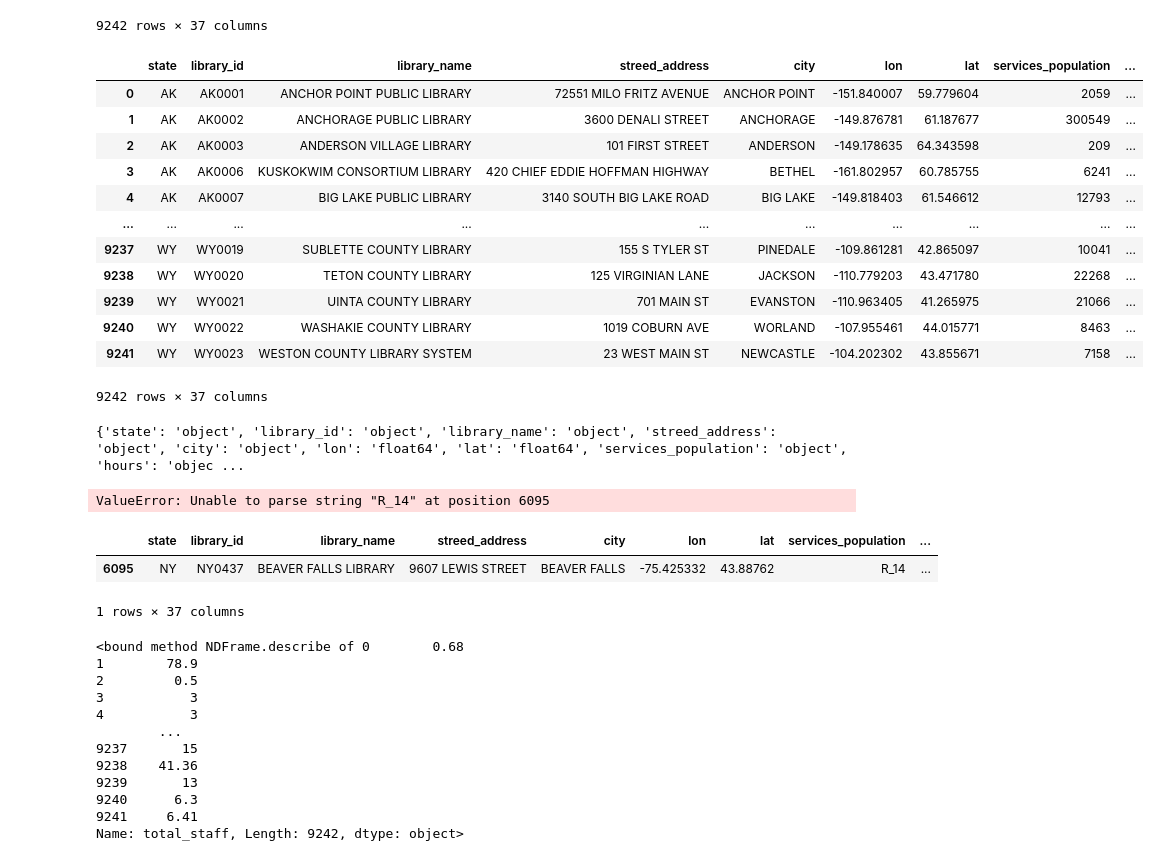
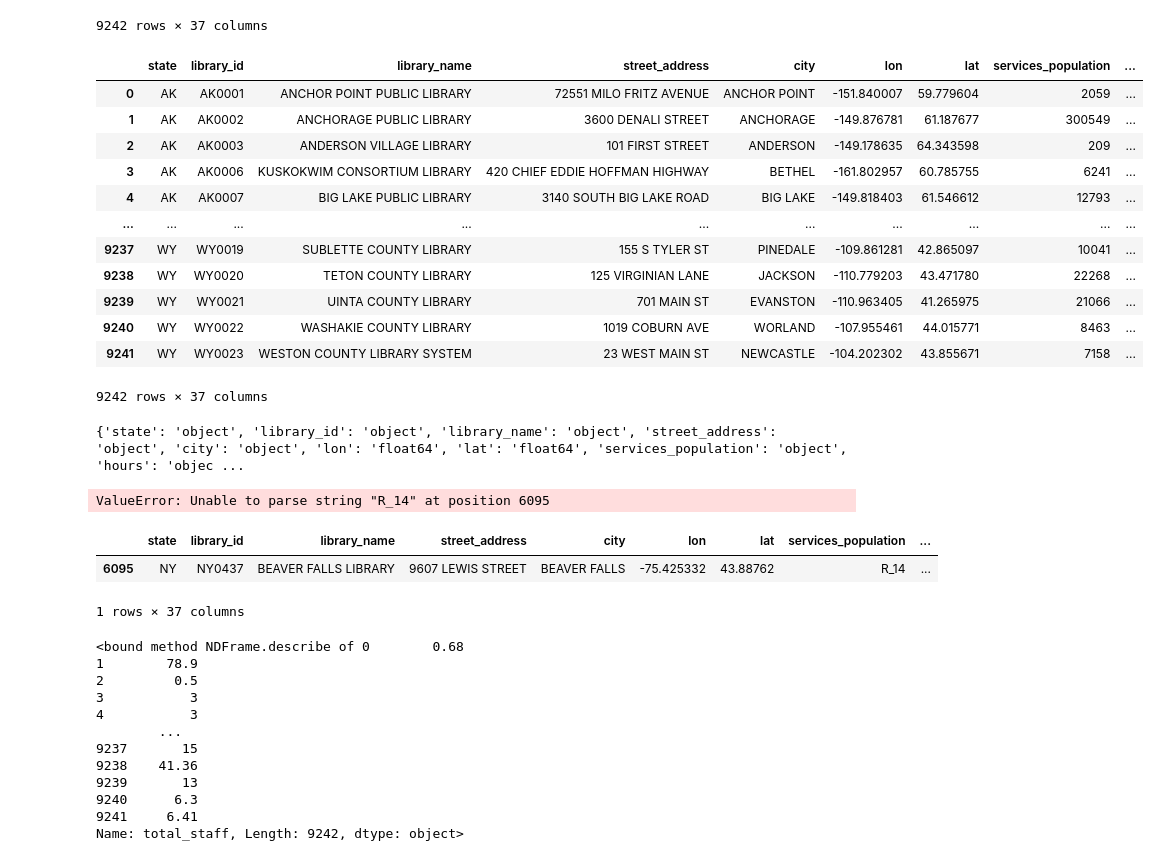
Before and after one commit to lauragabrielson/Libraries_Project, a Jupyter notebook: Libraries.ipynb, the cells around one changed output. Cells and saved outputs as stored; diff of their text form; code cells hidden in the pictures.

```diff
--- a/Libraries.ipynb
+++ b/Libraries.ipynb
@@ -68,26 +68,26 @@ libraries_df
 9242 rows × 37 columns
 # %%
 libraries_final = libraries_df.rename(columns={"State": "state", "Library ID": "library_id", "Library Name": "library_name",
-                                               "Street Address": "streed_address", "City": "city", "Longitude": "lon",
+                                               "Street Address": "street_address", "City": "city", "Longitude": "lon",
                                                "Latitude": "lat", "Service Population Without Duplicates": "services_population",
                                                "Hours Open": "hours", "Library Visits": "visits", "Registered Users": "registered_users",
                                                "Circulation Transactions": "circulation transactions", "Bookmobiles": "bookmobiles",
                                                "MLS Librarians": "mls_librarians", "Librarians": "librarians", "Employees": "employees",
                                                "Total Staff": "total_staff", "Salaries": "salaries", "Benefits": "benefits",
                                                "Total Staff Expenditures": "total_staff_expenditures", "Local Government Operating Revenue": "local_govt_operating_revenue",
                                                "State Government Operating Revenue": "state_govt_operating_revenue",
                                                "Federal Government Operating Revenue": "federal_govt_operating_revenue",
                                                "Other Operating Revenue": "other_operating_revenue", "Total Operating Revenue": "total_operating_revenue",
                                                "Print Collection Expenditures": "print_collections_expenditures", "Digital Collection Expenditures": "digital_collections_expenditures",
                                                "Other Collection Expenditures": "other_collection_expenditures", "Total Collection Expenditures": "total_collection_expenditures",
                                                "Other Operating Expenditures": "other_operating_expenditures", "Total Operating Expenditures": "total_operating_expenditures",
                                                "Print Collection": "print_collection", "Digital Collection": "digital_collection",
                                                "Audio Collection": "audio_collection", "Downloadable Audio": "downloadable_audio",
                                                "Physical Video": "physical_video", "Downloadable Video": "downloadable_video"})
 
 libraries_final
 # %% [output]
-|  | state | library_id | library_name | streed_address | city | lon | lat | services_population | ... |
+|  | state | library_id | library_name | street_address | city | lon | lat | services_population | ... |
 | 0 | AK | AK0001 | ANCHOR POINT PUBLIC LIBRARY | 72551 MILO FRITZ AVENUE | ANCHOR POINT | -151.840007 | 59.779604 | 2059 | ... |
 | 1 | AK | AK0002 | ANCHORAGE PUBLIC LIBRARY | 3600 DENALI STREET | ANCHORAGE | -149.876781 | 61.187677 | 300549 | ... |
 | 2 | AK | AK0003 | ANDERSON VILLAGE LIBRARY | 101 FIRST STREET | ANDERSON | -149.178635 | 64.343598 | 209 | ... |
@@ -104,7 +104,7 @@ libraries_final
 col_dtypes = dict([(k, v.name) for k, v in dict(libraries_final.dtypes).items()])
 print(col_dtypes)
 # %% [output]
-{'state': 'object', 'library_id': 'object', 'library_name': 'object', 'streed_address': 'object', 'city': 'object', 'lon': 'float64', 'lat': 'float64', 'services_population': 'object', 'hours': 'objec ...
+{'state': 'object', 'library_id': 'object', 'library_name': 'object', 'street_address': 'object', 'city': 'object', 'lon': 'float64', 'lat': 'float64', 'services_population': 'object', 'hours': 'objec ...
 # %%
 libraries_final["total_staff"] = libraries_final["total_staff"].str.strip()
 libraries_final["total_staff"] = libraries_final["total_staff"].dropna()
@@ -121,7 +121,7 @@ ValueError: Unable to parse string "R_14" at position 6095
 # print(libraries_final.iloc[[6095]])
 display(libraries_final.iloc[[6095]])
 # %% [output]
-|  | state | library_id | library_name | streed_address | city | lon | lat | services_population | ... |
+|  | state | library_id | library_name | street_address | city | lon | lat | services_population | ... |
 | 6095 | NY | NY0437 | BEAVER FALLS LIBRARY | 9607 LEWIS STREET | BEAVER FALLS | -75.425332 | 43.88762 | R_14 | ... |
 1 rows × 37 columns
 # %%
```
